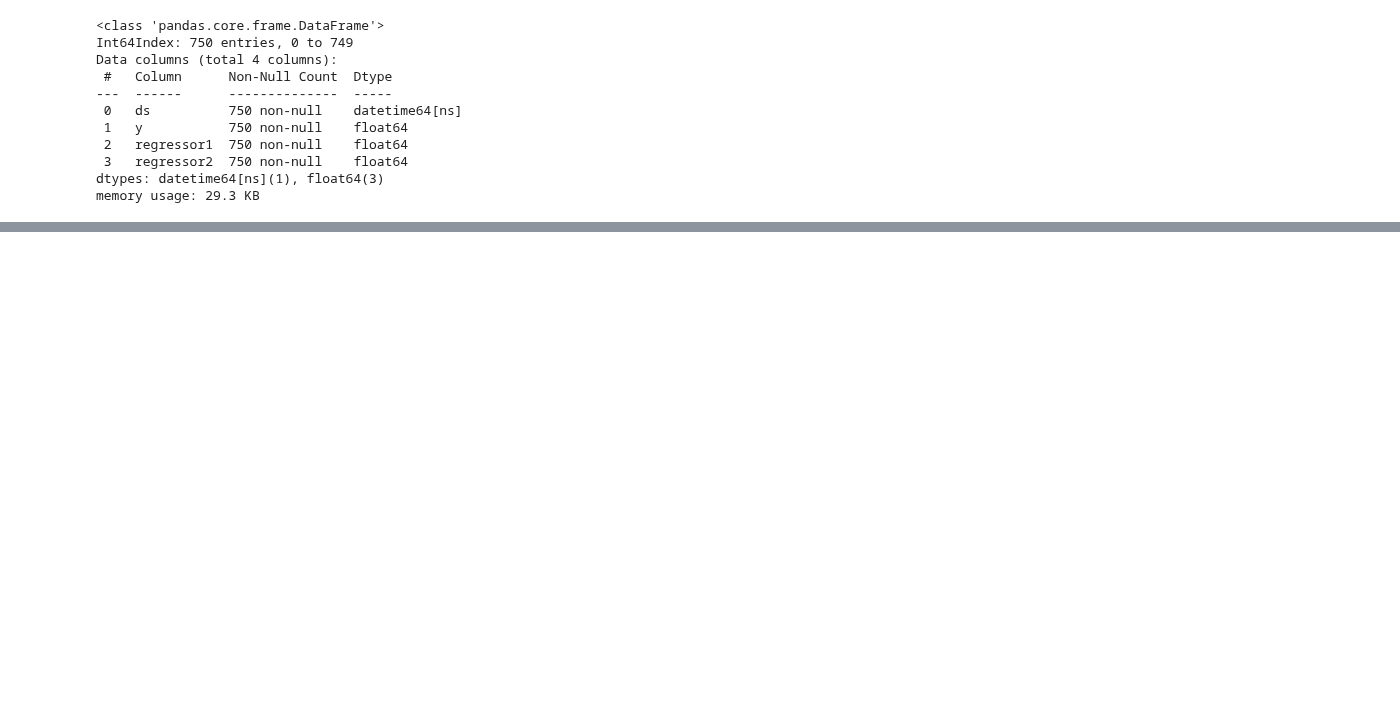
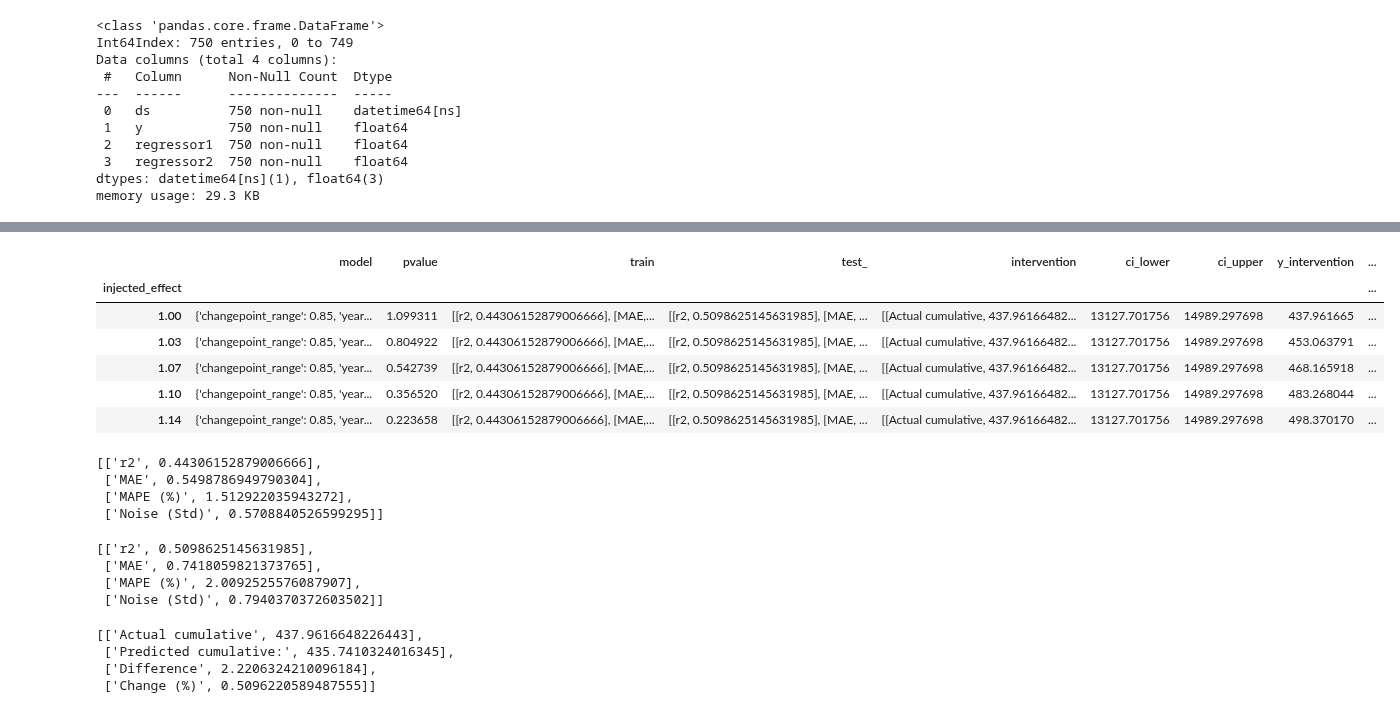
Before and after one commit to cetagostini/marketing-science-projects, a Jupyter notebook: tscausalinference/introduction_notebooks/basic.ipynb, the cells around one changed output, grey strips where cells are left out. Drawn from its saved outputs; the diff is of its cells as text; code cells hidden in the pictures; blank space fills up the shorter version.

```diff
--- a/tscausalinference/introduction_notebooks/basic.ipynb
+++ b/tscausalinference/introduction_notebooks/basic.ipynb
@@ -128,2 +115,34 @@ pre_check.data_analysis().head(15)
+# %%
+mde = pre_check.data_analysis()
+mde.head(5)
+# %% [output]
+|  | model | pvalue | train | test_ | intervention | ci_lower | ci_upper | y_intervention | ... |
+| injected_effect |  |  |  |  |  |  |  |  | ... |
+| 1.00 | {'changepoint_range': 0.85, 'year... | 1.099311 | [[r2, 0.44306152879006666], [MAE,... | [[r2, 0.5098625145631985], [MAE, ... | [[Actual cumulative, 437.96166482... | 13127.701756 | 14989.297698 | 437.961665 | ... |
+| 1.03 | {'changepoint_range': 0.85, 'year... | 0.804922 | [[r2, 0.44306152879006666], [MAE,... | [[r2, 0.5098625145631985], [MAE, ... | [[Actual cumulative, 437.96166482... | 13127.701756 | 14989.297698 | 453.063791 | ... |
+| 1.07 | {'changepoint_range': 0.85, 'year... | 0.542739 | [[r2, 0.44306152879006666], [MAE,... | [[r2, 0.5098625145631985], [MAE, ... | [[Actual cumulative, 437.96166482... | 13127.701756 | 14989.297698 | 468.165918 | ... |
+| 1.10 | {'changepoint_range': 0.85, 'year... | 0.356520 | [[r2, 0.44306152879006666], [MAE,... | [[r2, 0.5098625145631985], [MAE, ... | [[Actual cumulative, 437.96166482... | 13127.701756 | 14989.297698 | 483.268044 | ... |
+| 1.14 | {'changepoint_range': 0.85, 'year... | 0.223658 | [[r2, 0.44306152879006666], [MAE,... | [[r2, 0.5098625145631985], [MAE, ... | [[Actual cumulative, 437.96166482... | 13127.701756 | 14989.297698 | 498.370170 | ... |
+# %%
+mde['train'][1]
+# %% [output]
+[['r2', 0.44306152879006666],
+ ['MAE', 0.5498786949790304],
+ ['MAPE (%)', 1.512922035943272],
+ ['Noise (Std)', 0.5708840526599295]]
+# %%
+mde['test_'][1]
+# %% [output]
+[['r2', 0.5098625145631985],
+ ['MAE', 0.7418059821373765],
+ ['MAPE (%)', 2.0092525576087907],
+ ['Noise (Std)', 0.7940370372603502]]
+# %%
+mde['intervention'][1]
+# %% [output]
+[['Actual cumulative', 437.9616648226443],
+ ['Predicted cumulative:', 435.7410324016345],
+ ['Difference', 2.2206324210096184],
+ ['Change (%)', 0.5096220589487555]]
 # %%
 data = tscausalinference(data = df, intervention = intervention, cross_validation_steps=15)
```
Also changed, not shown: parts of 10 cells of this notebook, 26 other files.
